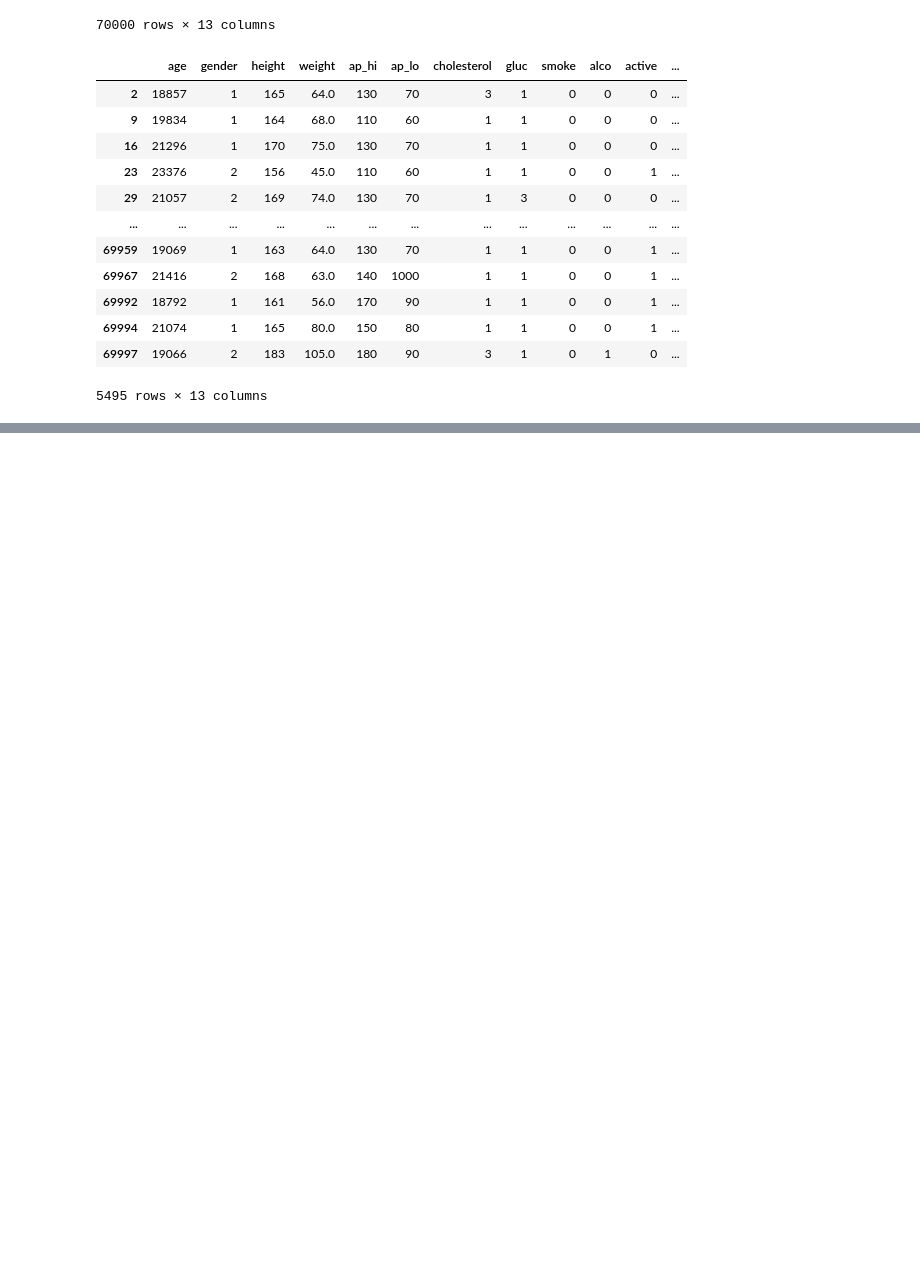
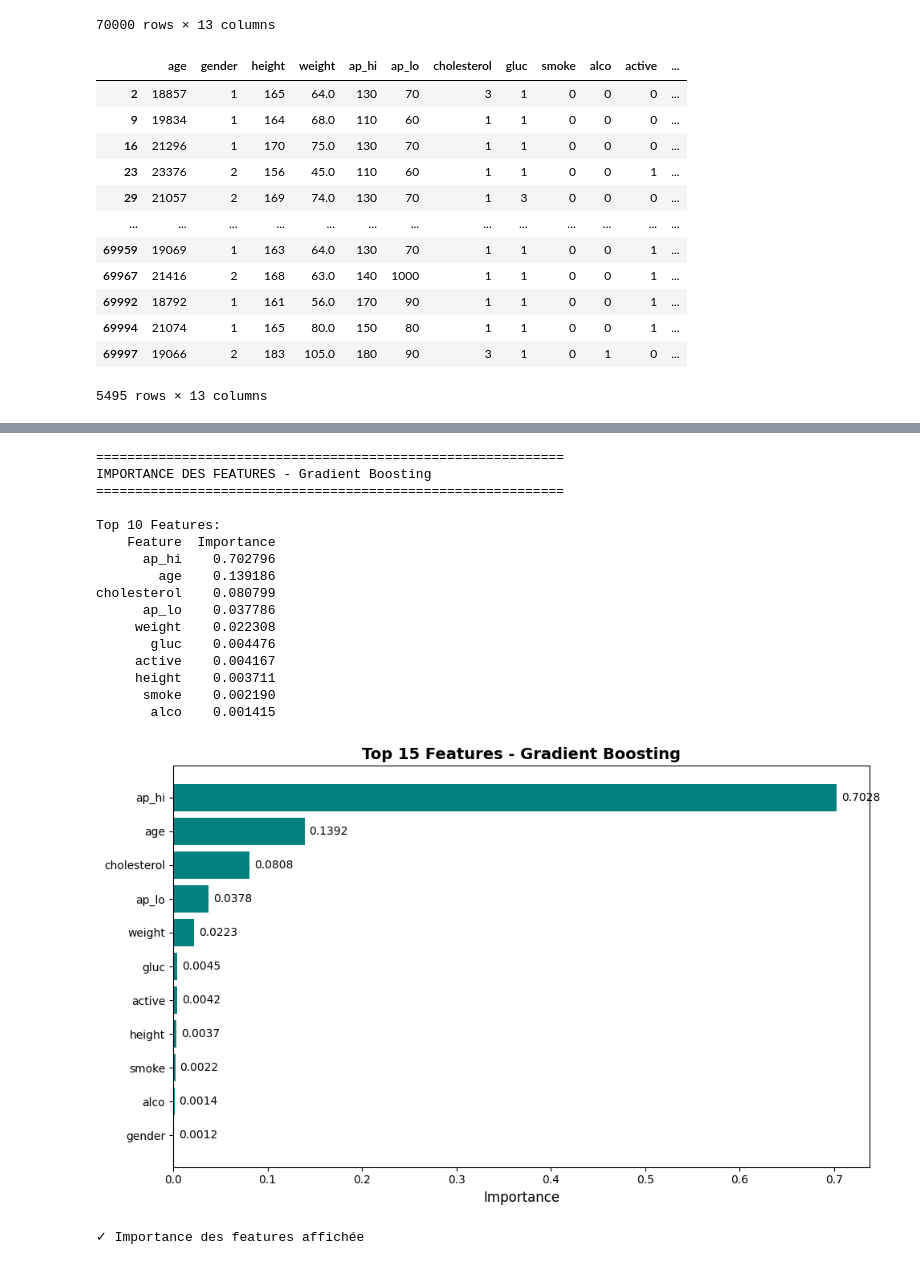
Before and after one commit to soraya-21/classification_initiation, a Jupyter notebook: analisis.ipynb, the cells around one changed output, grey strips where cells are left out. Cells and saved outputs as stored; diff of their text form; code cells hidden in the pictures; blank space fills up the shorter version.

```diff
--- a/analisis.ipynb
+++ b/analisis.ipynb
@@ -263,0 +727,67 @@ data_hors_echelle
+# %%
+# Afficher l'importance des features du meilleur modèle
+print("="*60)
+print(f"IMPORTANCE DES FEATURES - {best_model_name}")
+print("="*60)
+
+# Vérifier si le modèle a l'attribut feature_importances_
+if hasattr(best_model, 'feature_importances_'):
+    feature_importance = pd.DataFrame({
+        'Feature': X_train.columns,
+        'Importance': best_model.feature_importances_
+    }).sort_values('Importance', ascending=False)
+
+    print("\nTop 10 Features:")
+    print(feature_importance.head(10).to_string(index=False))
+
+    # Visualiser
+    fig, ax = plt.subplots(figsize=(10, 6))
+    top_features = feature_importance.head(15)
+    ax.barh(range(len(top_features)), top_features['Importance'], color='teal')
+    ax.set_yticks(range(len(top_features)))
+    ax.set_yticklabels(top_features['Feature'])
+    ax.set_xlabel('Importance', fontsize=12)
+    ax.set_title(f'Top 15 Features - {best_model_name}', fontsize=14, fontweight='bold')
+    ax.invert_yaxis()
+
+    for i, v in enumerate(top_features['Importance']):
+        ax.text(v + 0.005, i, f'{v:.4f}', va='center')
+
+    plt.tight_layout()
+    plt.show()
+
+    print("\n✓ Importance des features affichée")
+else:
+    print(f"\n⚠ {best_model_name} ne dispose pas d'un attribut 'feature_importances_'")
+
+    # Pour logistic regression, afficher les coefficients
+    if hasattr(best_model, 'coef_'):
+        coef_importance = pd.DataFrame({
+            'Feature': X_train.columns,
+            'Coefficient': best_model.coef_[0]
+        }).reindex(pd.DataFrame({
+            'Feature': X_train.columns,
+            'Abs_Coefficient': np.abs(best_model.coef_[0])
+        }).sort_values('Abs_Coefficient', ascending=False)['Feature'])
+
+        print("\nTop 10 Features (par valeur absolue du coefficient):")
+        print(coef_importance.head(10).to_string(index=False))
+# %% [output]
+============================================================
+IMPORTANCE DES FEATURES - Gradient Boosting
+============================================================
+
+Top 10 Features:
+    Feature  Importance
+      ap_hi    0.702796
+        age    0.139186
+cholesterol    0.080799
+      ap_lo    0.037786
+     weight    0.022308
+       gluc    0.004476
+     active    0.004167
+     height    0.003711
+      smoke    0.002190
+       alco    0.001415
+[figure, added]
+✓ Importance des features affichée
```
Also changed, not shown: parts of 11 cells of this notebook, 1 other file.
